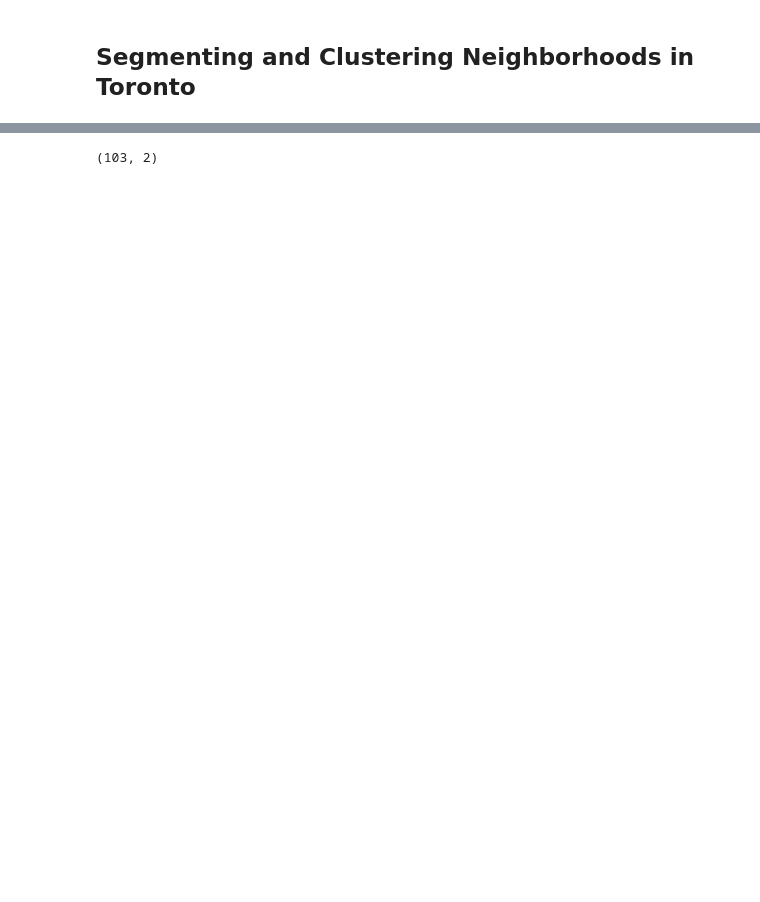
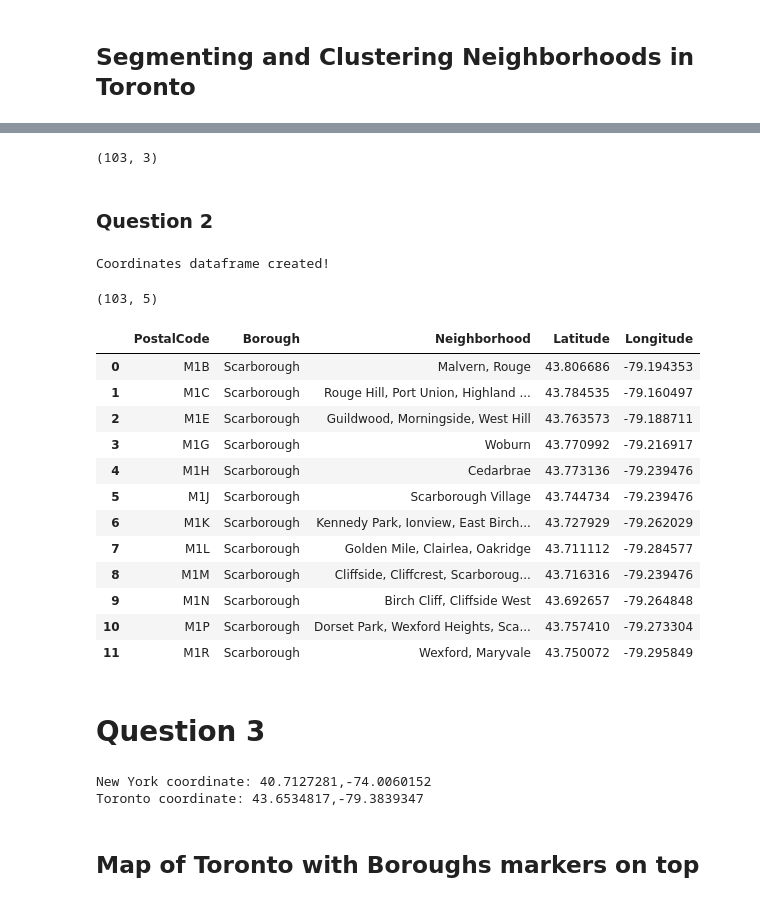
Before and after one commit to zv5/Coursera_Capstone, a Jupyter notebook: Segmenting and Clustering Neighborhoods in Toronto.ipynb, the cells around one changed output, grey strips where cells are left out. Cells and saved outputs as stored; diff of their text form; code cells hidden in the pictures; blank space fills up the shorter version.

```diff
--- a/Segmenting and Clustering Neighborhoods in Toronto.ipynb
+++ b/Segmenting and Clustering Neighborhoods in Toronto.ipynb
@@ -11,6 +45,5 @@ header = {"User-Agent": "Mozilla/5.0 (X11; Linux x86_64) AppleWebKit/537.36 (KHT
   "X-Requested-With": "XMLHttpRequest"}
 r = requests.get(url, headers = header)
 table = pd.read_html(r.text)
-df = pd.DataFrame(table[0])
-df.columns=['Postcode','Borough','Neighbourhood']
-df.drop([0], axis=0, inplace = True)
+toronto_df = pd.DataFrame(table[0])
+toronto_df.columns=['PostalCode','Borough','Neighborhood']
@@ -23,5 +50,58 @@ df1= df.groupby('Postcode').agg(lambda x:','.join(set(x)))
-# %%
-df1.loc[df1['Neighbourhood']=="Not assigned",'Neighbourhood']=df1.loc[df1['Neighbourhood']=="Not assigned",'Borough']
-df1.shape
-# %% [output]
-(103, 2)
+# %%
+toronto_df_dropna = toronto_df[toronto_df.Borough!='Not assigned'].reset_index(drop= True)
+toronto_df_cleaned = toronto_df_dropna.groupby(['PostalCode','Borough'], as_index=False).agg(lambda x: ','.join(x))
+na_neigh_rows = toronto_df_cleaned.Neighborhood == 'Not assigned'
+toronto_df_cleaned.loc[na_neigh_rows, 'Neighborhood'] = toronto_df_cleaned.loc[na_neigh_rows, 'Borough']
+toronto_df_cleaned.shape
+# %% [output]
+(103, 3)
+# %% [markdown]
+### Question 2
+# %%
+!wget -q -O "toronto_coordinates.csv" https://cocl.us/Geospatial_data
+coors = pd.read_csv('toronto_coordinates.csv')
+print('Coordinates dataframe created!')
+# %% [output]
+Coordinates dataframe created!
+# %%
+toronto_df_temp = toronto_df_cleaned.set_index('PostalCode')
+coors_temp = coors.set_index('Postal Code')
+toronto_df_coors = pd.concat([toronto_df_temp, coors_temp], axis=1,join='inner')
+
+toronto_df_coors.index.name = 'PostalCode'
+toronto_df_coors.reset_index(inplace=True)
+
+print(toronto_df_coors.shape)
+toronto_df_coors.head(12)
+# %% [output]
+(103, 5)
+|  | PostalCode | Borough | Neighborhood | Latitude | Longitude |
+| 0 | M1B | Scarborough | Malvern, Rouge | 43.806686 | -79.194353 |
+| 1 | M1C | Scarborough | Rouge Hill, Port Union, Highland ... | 43.784535 | -79.160497 |
+| 2 | M1E | Scarborough | Guildwood, Morningside, West Hill | 43.763573 | -79.188711 |
+| 3 | M1G | Scarborough | Woburn | 43.770992 | -79.216917 |
+| 4 | M1H | Scarborough | Cedarbrae | 43.773136 | -79.239476 |
+| 5 | M1J | Scarborough | Scarborough Village | 43.744734 | -79.239476 |
+| 6 | M1K | Scarborough | Kennedy Park, Ionview, East Birch... | 43.727929 | -79.262029 |
+| 7 | M1L | Scarborough | Golden Mile, Clairlea, Oakridge | 43.711112 | -79.284577 |
+| 8 | M1M | Scarborough | Cliffside, Cliffcrest, Scarboroug... | 43.716316 | -79.239476 |
+| 9 | M1N | Scarborough | Birch Cliff, Cliffside West | 43.692657 | -79.264848 |
+| 10 | M1P | Scarborough | Dorset Park, Wexford Heights, Sca... | 43.757410 | -79.273304 |
+| 11 | M1R | Scarborough | Wexford, Maryvale | 43.750072 | -79.295849 |
+# %% [markdown]
+# Question 3
+# %%
+location = geolocator.geocode('New York, New York')
+ny_latitude = location.latitude
+ny_longitude = location.longitude
+print('New York coordinate: {},{}'.format(ny_latitude, ny_longitude))
+geolocator = Nominatim(user_agent="tl-toronto-neigh")
+location = geolocator.geocode('Toronto, Ontario')
+toronto_latitude = location.latitude
+toronto_longitude = location.longitude
+print('Toronto coordinate: {},{}'.format(latitude, longitude))
+# %% [output]
+New York coordinate: 40.7127281,-74.0060152
+Toronto coordinate: 43.6534817,-79.3839347
+# %% [markdown]
+## Map of Toronto with Boroughs markers on top
```
Also changed, not shown: parts of 6 cells of this notebook.
